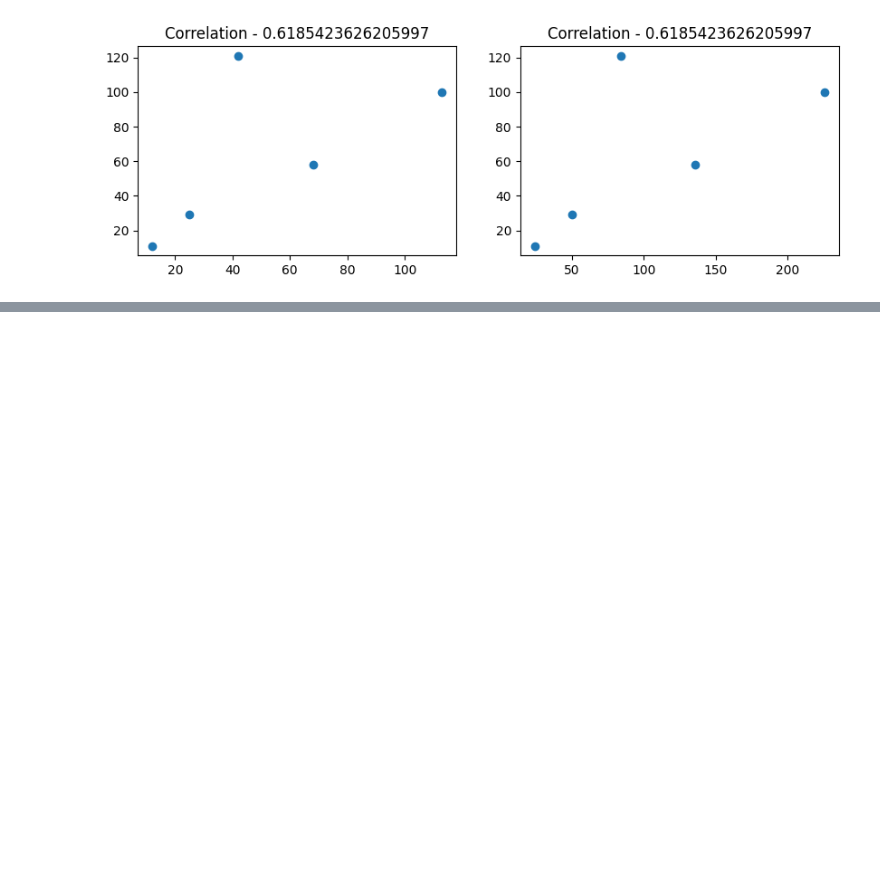
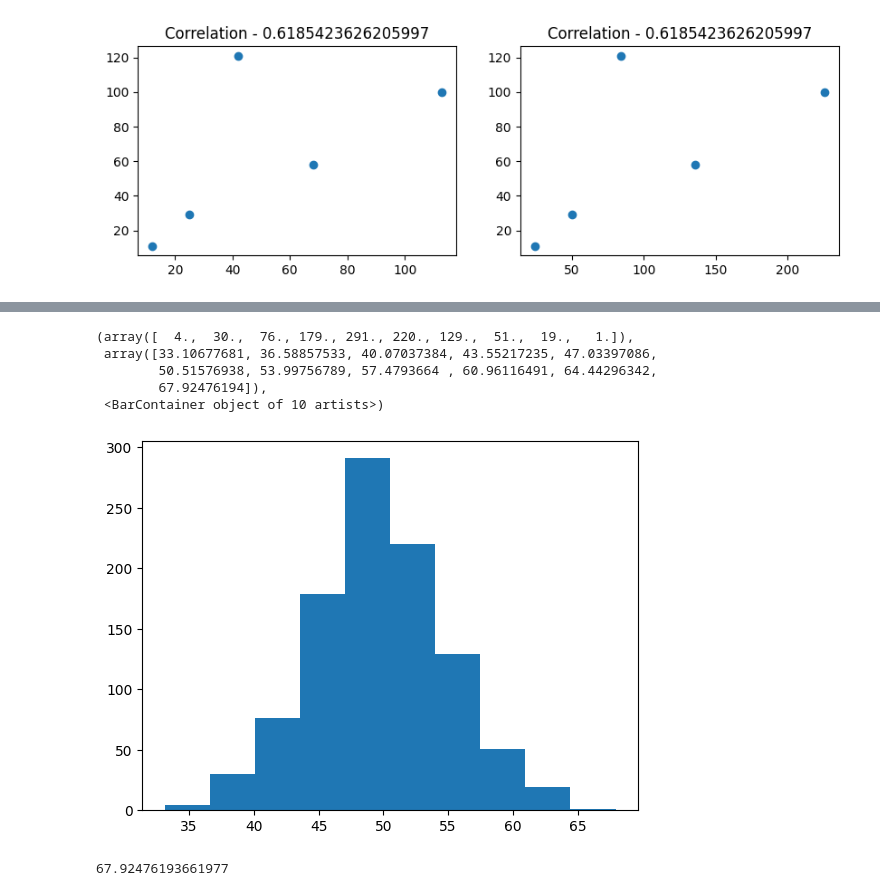
Before and after one commit to Ankit1726/Datascience, a Jupyter notebook: src/data_analytics/ai_maths/_statics.ipynb, the cells around one changed output, grey strips where cells are left out. Drawn from its saved outputs; the diff is of its cells as text; code cells hidden in the pictures; blank space fills up the shorter version.

```diff
--- a/src/data_analytics/ai_maths/_statics.ipynb
+++ b/src/data_analytics/ai_maths/_statics.ipynb
@@ -85,0 +130,6 @@ Text(0.5, 1.0, 'Correlation - 0.6185423626205997')
+# %%
+import matplotlib.pyplot as plt
+import numpy as np
+from numpy.random import normal
+
+sample = normal(loc=50, scale=5,size=1000)
@@ -85,0 +140,9 @@ Text(0.5, 1.0, 'Correlation - 0.6185423626205997')
+# %%
+plt.hist(sample,bins=10)
+# %% [output]
+(array([  4.,  30.,  76., 179., 291., 220., 129.,  51.,  19.,   1.]),
+ array([33.10677681, 36.58857533, 40.07037384, 43.55217235, 47.03397086,
+        50.51576938, 53.99756789, 57.4793664 , 60.96116491, 64.44296342,
+        67.92476194]),
+ <BarContainer object of 10 artists>)
+[figure, added]
@@ -85,0 +156,4 @@ Text(0.5, 1.0, 'Correlation - 0.6185423626205997')
+# %%
+print(sample.max())
+# %% [output]
+67.92476193661977
```
Also changed, not shown: parts of 22 cells of this notebook, 2 other files.
